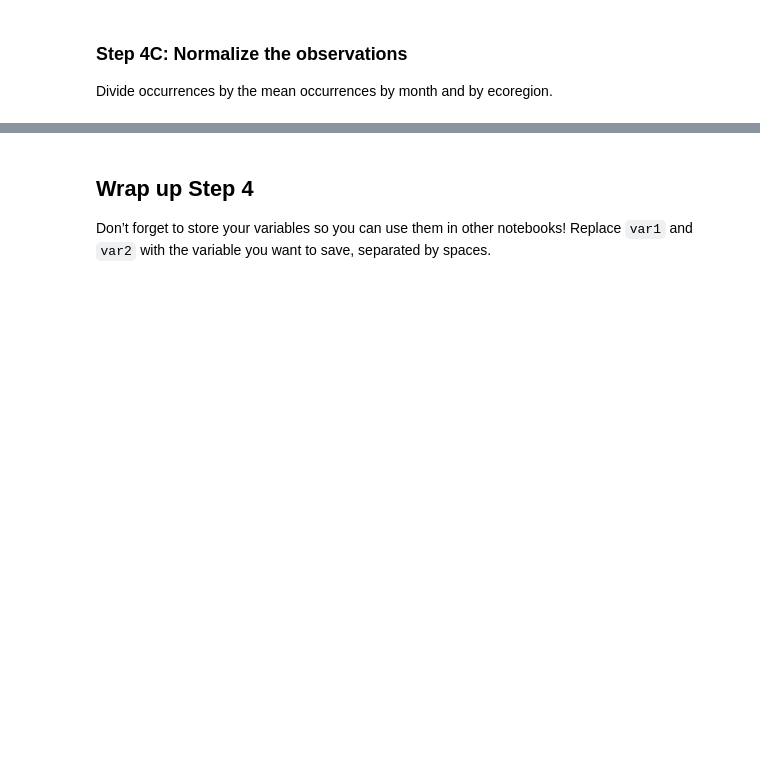
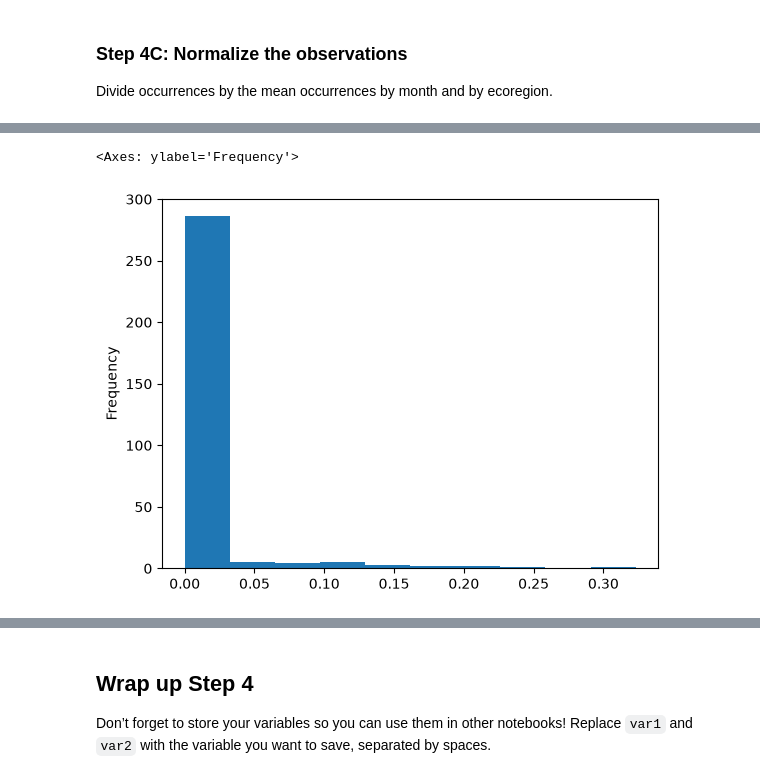
Before and after one commit to davidcwilcoxbuffs/02-migration-fall-template, a Jupyter notebook: notebooks/03-migration-normalize.ipynb, the cells around one changed output, grey strips where cells are left out. Drawn from its saved outputs; the diff is of its cells as text; code cells hidden in the pictures; blank space fills up the shorter version.

```diff
--- a/notebooks/03-migration-normalize.ipynb
+++ b/notebooks/03-migration-normalize.ipynb
@@ -180,0 +144,7 @@ occurrence_df
+# %%
+# histogram of normalized occurrences
+occurrence_df.norm_occurrences.plot.hist(
+)
+# %% [output]
+<Axes: ylabel='Frequency'>
+[figure, added]
```
Also changed, not shown: parts of 11 cells of this notebook, 4 other files.
